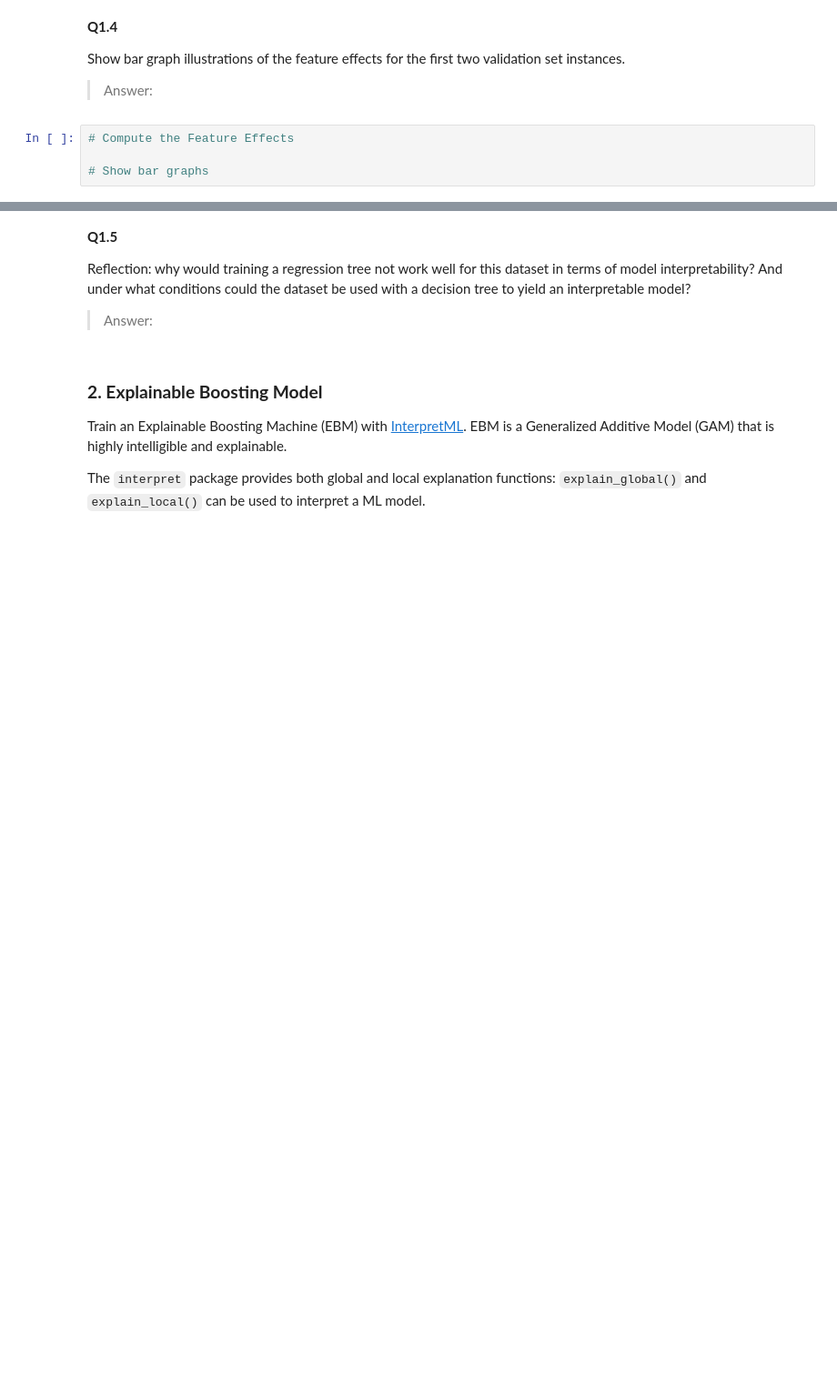
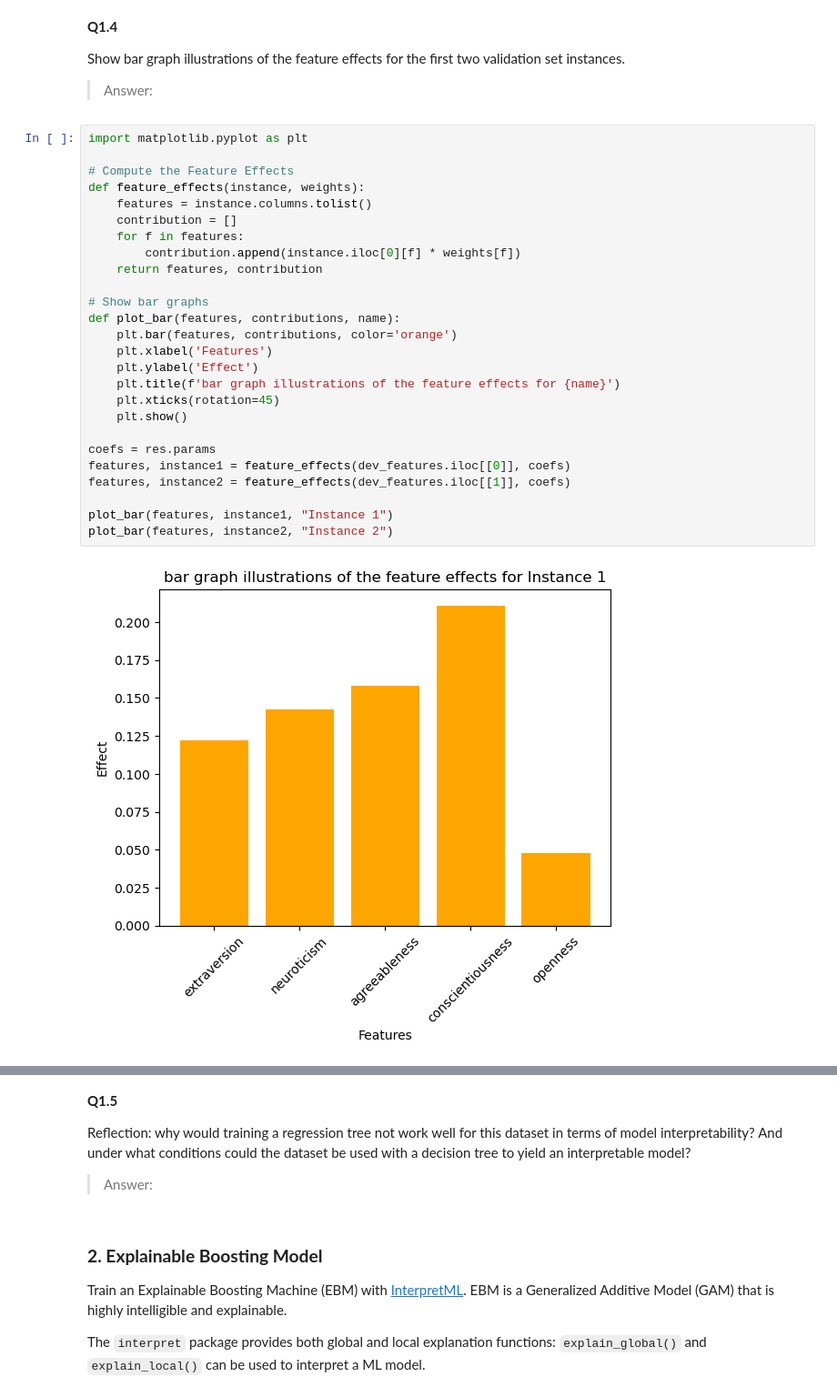
Before and after one commit to eliashendriks/HCML_Project_2, a Jupyter notebook: INFOMHCML_programming_assignment_explainability_2025_student.ipynb, the cells around one changed output, grey strips where cells are left out. Shown at 91% size. Saved outputs shown, nothing was run; the diff lists cells and outputs as text; blank space fills up the shorter version.

```diff
--- a/INFOMHCML_programming_assignment_explainability_2025_student.ipynb
+++ b/INFOMHCML_programming_assignment_explainability_2025_student.ipynb
@@ -192,7 +180,31 @@ Consider that
 Show bar graph illustrations of the feature effects for the first two validation set instances.
 
 > Answer:
-# %%
-# Compute the Feature Effects
-
-# Show bar graphs
+# %%
+import matplotlib.pyplot as plt
+
+# Compute the Feature Effects
+def feature_effects(instance, weights):
+    features = instance.columns.tolist()
+    contribution = []
+    for f in features:
+        contribution.append(instance.iloc[0][f] * weights[f])
+    return features, contribution
+
+# Show bar graphs
+def plot_bar(features, contributions, name):
+    plt.bar(features, contributions, color='orange')
+    plt.xlabel('Features')
+    plt.ylabel('Effect')
+    plt.title(f'bar graph illustrations of the feature effects for {name}')
+    plt.xticks(rotation=45)
+    plt.show()
+
+coefs = res.params
+features, instance1 = feature_effects(dev_features.iloc[[0]], coefs)
+features, instance2 = feature_effects(dev_features.iloc[[1]], coefs)
+
+plot_bar(features, instance1, "Instance 1")
+plot_bar(features, instance2, "Instance 2")
+# %% [output]
+[figure, added]
```
Also changed, not shown: parts of 4 cells of this notebook.
